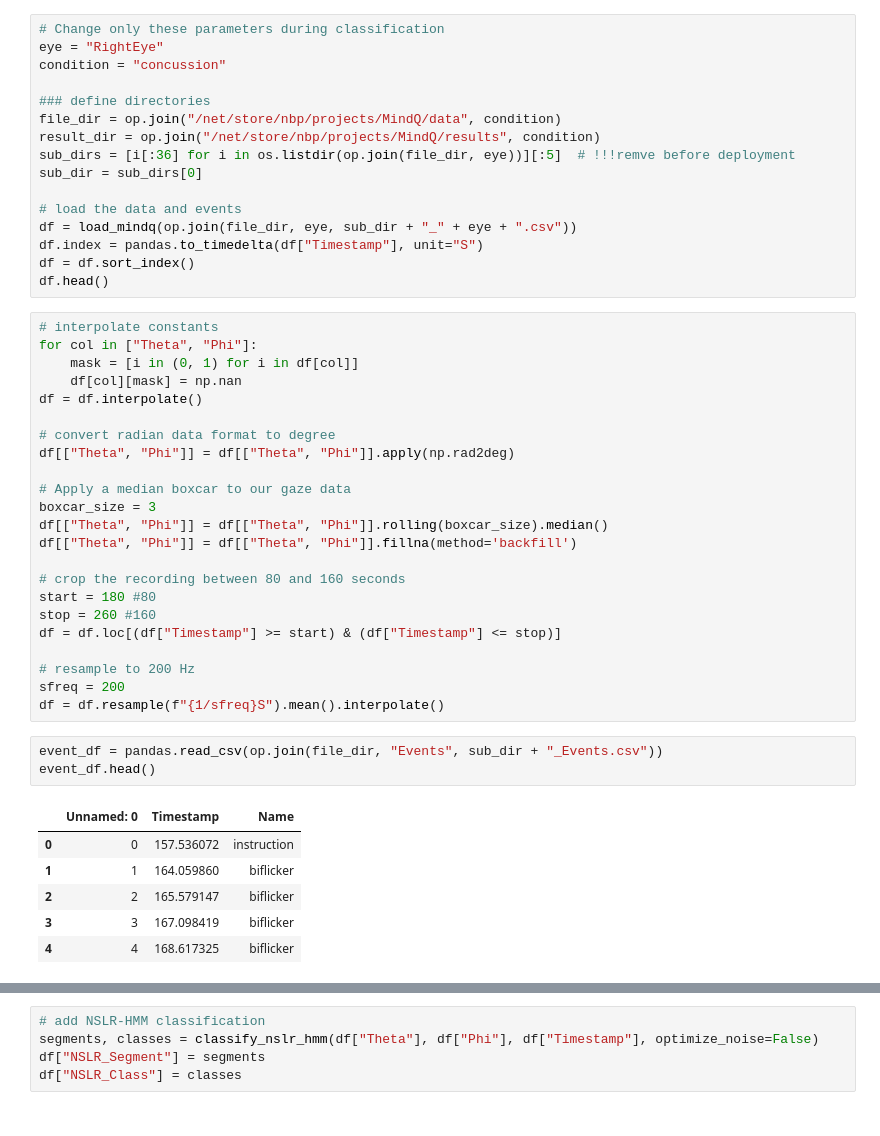
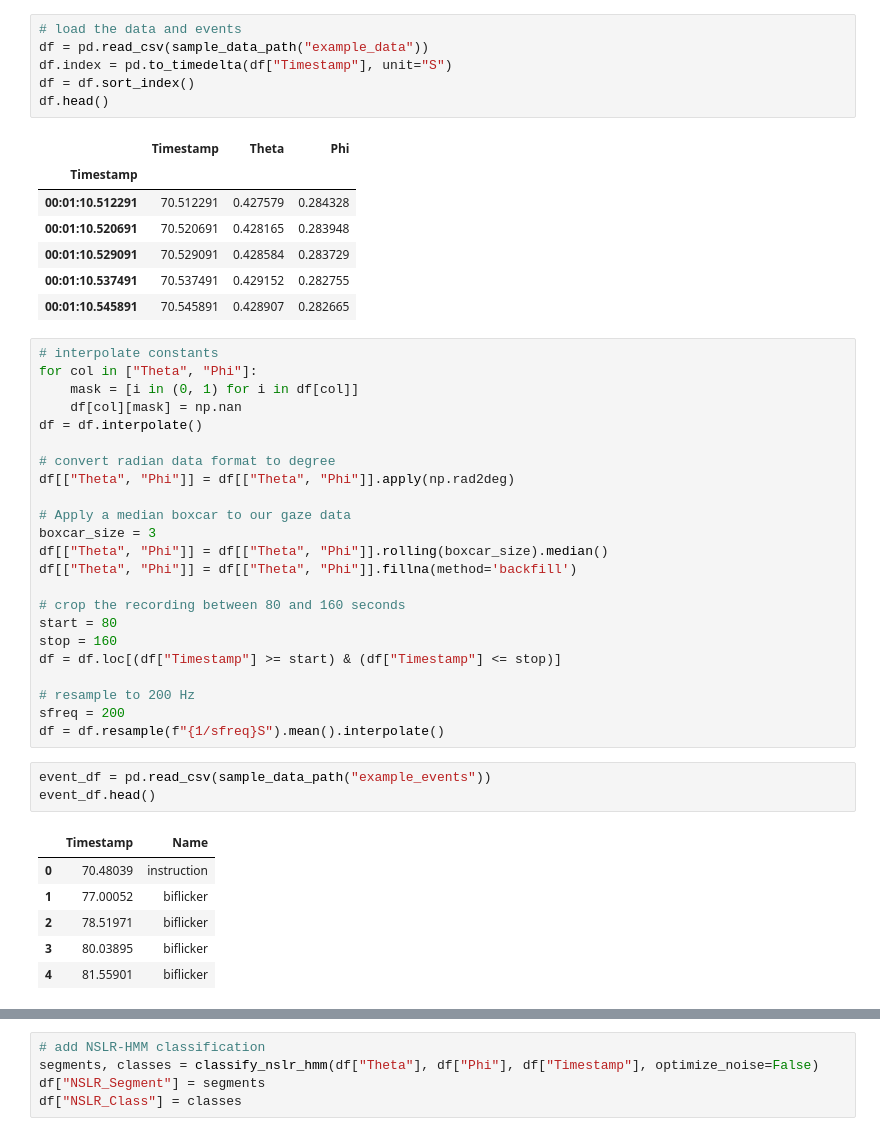
Before and after one commit to DiGyt/cateyes, a Jupyter notebook: example_pandas_workflow.ipynb, the cells around one changed output, grey strips where cells are left out. Drawn from its saved outputs; the diff is of its cells as text.

```diff
--- a/example_pandas_workflow.ipynb
+++ b/example_pandas_workflow.ipynb
@@ -24,19 +17,17 @@ warnings.filterwarnings('ignore')
 # %%
-# Change only these parameters during classification
-eye = "RightEye"
-condition = "concussion"
-
-### define directories
-file_dir = op.join("/net/store/nbp/projects/MindQ/data", condition)
-result_dir = op.join("/net/store/nbp/projects/MindQ/results", condition)
-sub_dirs = [i[:36] for i in os.listdir(op.join(file_dir, eye))][:5]  # !!!remve before deployment
-sub_dir = sub_dirs[0]
-
 # load the data and events
-df = load_mindq(op.join(file_dir, eye, sub_dir + "_" + eye + ".csv"))
-df.index = pandas.to_timedelta(df["Timestamp"], unit="S")
+df = pd.read_csv(sample_data_path("example_data"))
+df.index = pd.to_timedelta(df["Timestamp"], unit="S")
 df = df.sort_index()
 df.head()
+# %% [output]
+|  | Timestamp | Theta | Phi |
+| Timestamp |  |  |  |
+| 00:01:10.512291 | 70.512291 | 0.427579 | 0.284328 |
+| 00:01:10.520691 | 70.520691 | 0.428165 | 0.283948 |
+| 00:01:10.529091 | 70.529091 | 0.428584 | 0.283729 |
+| 00:01:10.537491 | 70.537491 | 0.429152 | 0.282755 |
+| 00:01:10.545891 | 70.545891 | 0.428907 | 0.282665 |
 # %%
 # interpolate constants
 for col in ["Theta", "Phi"]:
@@ -53,23 +44,23 @@ df[["Theta", "Phi"]] = df[["Theta", "Phi"]].rolling(boxcar_size).median()
 df[["Theta", "Phi"]] = df[["Theta", "Phi"]].fillna(method='backfill')
 
 # crop the recording between 80 and 160 seconds
-start = 180 #80
-stop = 260 #160
+start = 80
+stop = 160
 df = df.loc[(df["Timestamp"] >= start) & (df["Timestamp"] <= stop)]
 
 # resample to 200 Hz
 sfreq = 200
 df = df.resample(f"{1/sfreq}S").mean().interpolate()
 # %%
-event_df = pandas.read_csv(op.join(file_dir, "Events", sub_dir + "_Events.csv"))
+event_df = pd.read_csv(sample_data_path("example_events"))
 event_df.head()
 # %% [output]
-|  | Unnamed: 0 | Timestamp | Name |
-| 0 | 0 | 157.536072 | instruction |
-| 1 | 1 | 164.059860 | biflicker |
-| 2 | 2 | 165.579147 | biflicker |
-| 3 | 3 | 167.098419 | biflicker |
-| 4 | 4 | 168.617325 | biflicker |
+|  | Timestamp | Name |
+| 0 | 70.48039 | instruction |
+| 1 | 77.00052 | biflicker |
+| 2 | 78.51971 | biflicker |
+| 3 | 80.03895 | biflicker |
+| 4 | 81.55901 | biflicker |
 # %%
 ev_idx, ev_names = discrete_to_continuous(df["Timestamp"], event_df["Timestamp"], event_df["Name"])
 df["Event_Idx"] = ev_idx
```
Also changed, not shown: parts of 13 cells of this notebook, 1 other file.
